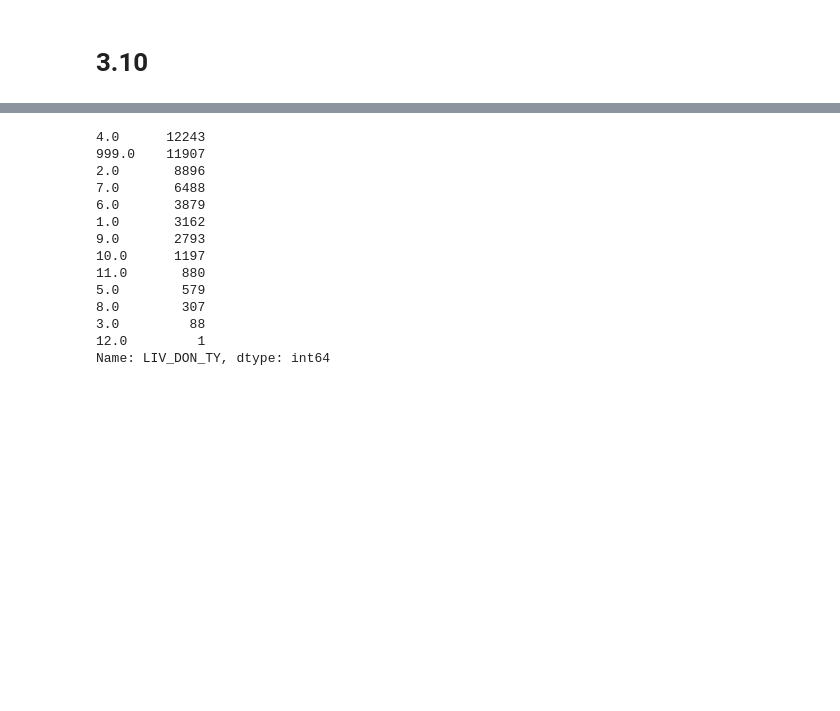
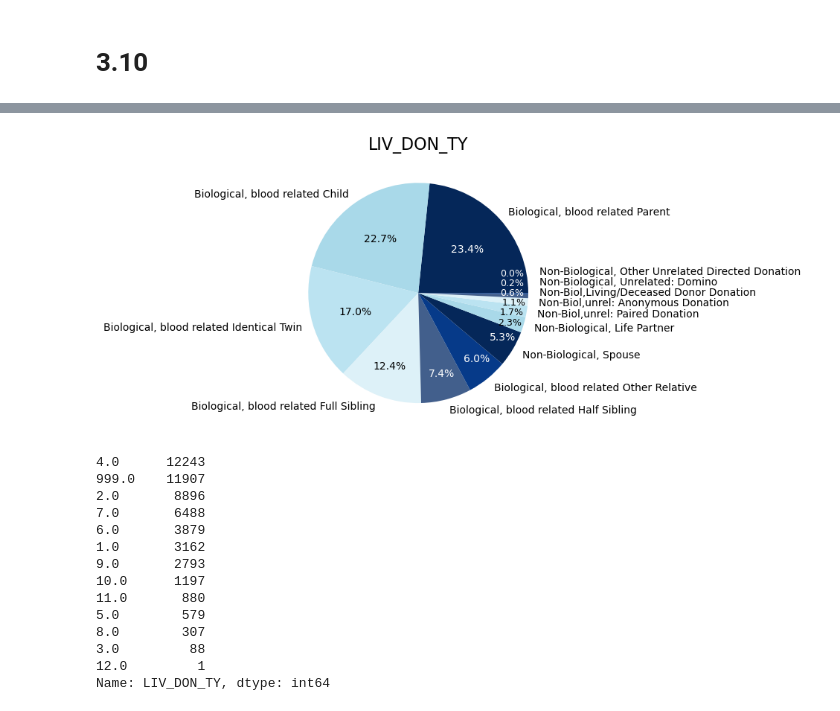
Before and after one commit to krllstdn/BachelorProject, a Jupyter notebook: Code/data_analysis.ipynb, the cells around one changed output, grey strips where cells are left out. Cells and saved outputs as stored; diff of their text form; code cells hidden in the pictures; blank space fills up the shorter version.

```diff
--- a/Code/data_analysis.ipynb
+++ b/Code/data_analysis.ipynb
@@ -528,7 +586,7 @@ texts[-1]._y = 0.08
 ax2.set_title("DIAB")
 
 for i, autotext in enumerate(autotexts1):
-    if i == 0:  # First category
+    if i == 0:
         autotext.set_color("white")
     if i == len(autotexts1) - 1:  # Last category
         # autotext.set_fontsize(16)
@@ -571,12 +629,12 @@ patches, texts, autotexts2 = ax3.pie(
 ax3.set_title("ABO_MAT")
 
 for i, autotext in enumerate(autotexts2):
-    if i == 0:  # First category
+    if i == 0:
         autotext.set_color("white")
     elif i == 2:
         autotext.set_color("black")
         autotext.set_position(
-            (autotext.get_position()[0]+0.25, autotext.get_position()[1]-0.05)
+            (autotext.get_position()[0]+0.25, autotext.get_position()[1]-0.08)
         )
 
 path = "../Thesis/Images/EDA/"
@@ -615,3 +662,74 @@ plt.show()
+# %%
+liv_don_ty = living['LIV_DON_TY'].value_counts()
+labels = get_living_donor_ty_values()
+patches, texts, autotexts = plt.pie(liv_don_ty, labels=labels, autopct='%1.1f%%', colors=colors)
+texts[-1]._y = 0.2
+texts[-2]._y = 0.1
+texts[-3]._y = 0.01
+plt.title("LIV_DON_TY", fontsize=16)
+
+for i, autotext in enumerate(autotexts):
+    if i == 0:
+        autotext.set_color("white")
+    if i == len(autotexts)-1:
+        autotext.set_color("white")
+        autotext.set_fontsize(9)
+        autotext.set_position(
+            (autotext.get_position()[0]+0.25, autotext.get_position()[1]+0.18)
+        )
+    if i == len(autotexts)-2:
+        autotext.set_color("white")
+        autotext.set_fontsize(9)
+        autotext.set_position(
+            (autotext.get_position()[0]+0.25, autotext.get_position()[1]+0.095)
+        )
+    if i == len(autotexts)-3:
+        autotext.set_color("white")
+        autotext.set_fontsize(9)
+        autotext.set_position(
+            (autotext.get_position()[0]+0.25, autotext.get_position()[1]+0.02)
+        )
+    if i == len(autotexts)-4:
+        autotext.set_fontsize(9)
+        autotext.set_position(
+            (autotext.get_position()[0]+0.27, autotext.get_position()[1]-0.035)
+        )
+    if i == len(autotexts)-5:
+        autotext.set_fontsize(9)
+        autotext.set_position(
+            (autotext.get_position()[0]+0.26, autotext.get_position()[1]-0.07)
+        )
+    if i == len(autotexts)-6:
+        autotext.set_fontsize(9)
+        autotext.set_position(
+            (autotext.get_position()[0]+0.255, autotext.get_position()[1]-0.095)
+        )
+    if i == len(autotexts)-7:
+        autotext.set_color("white")
+        autotext.set_position(
+            (autotext.get_position()[0]+0.25, autotext.get_position()[1]-0.095)
+        )
+    if i == len(autotexts)-8:
+        autotext.set_color("white")
+        autotext.set_position(
+            (autotext.get_position()[0]+0.15, autotext.get_position()[1]-0.13)
+        )
+    if i == len(autotexts)-9:
+        autotext.set_color("white")
+        autotext.set_position(
+            (autotext.get_position()[0]+0.06, autotext.get_position()[1]-0.15)
+        )
+    if i == len(autotexts)-10:
+        autotext.set_position(
+            (autotext.get_position()[0]-0.05, autotext.get_position()[1]-0.1)
+        )
+
+path = "../Thesis/Images/EDA/"
+plt.savefig(path + "liv-don-ty-pie.pdf", bbox_inches='tight')
+
+plt.show()
+# %% [output]
+[figure, added]
 # %%
 living['LIV_DON_TY'].value_counts()
 # %% [output]
```
Also changed, not shown: parts of 8 cells of this notebook, 5 other files.
